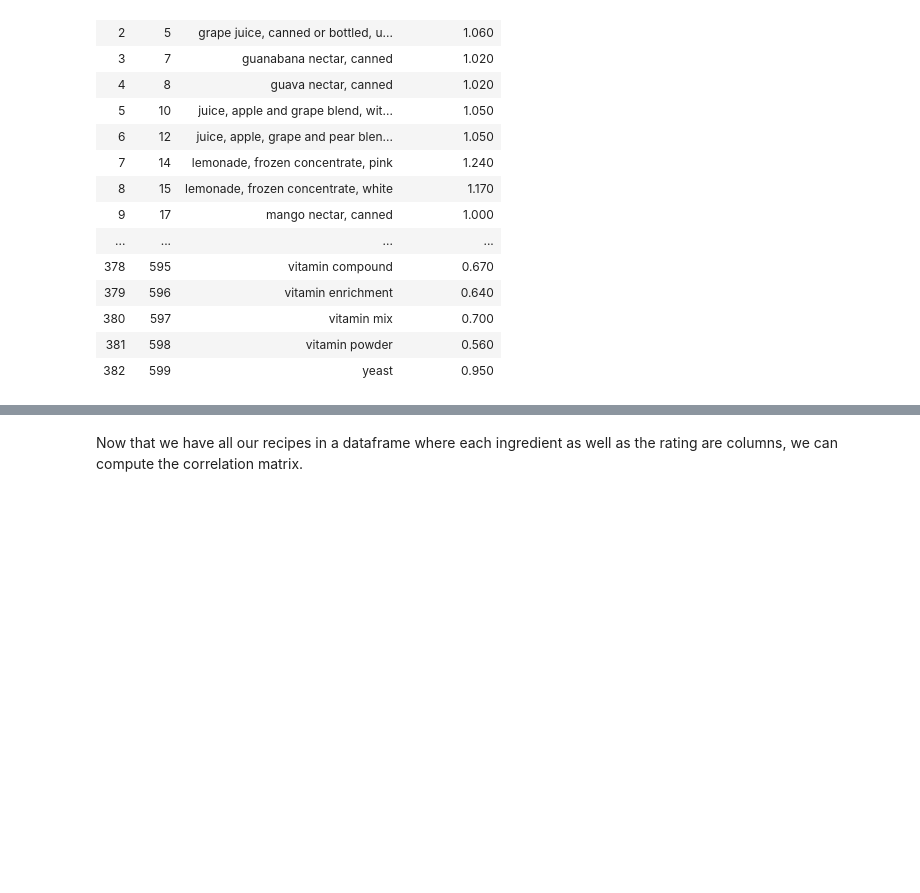
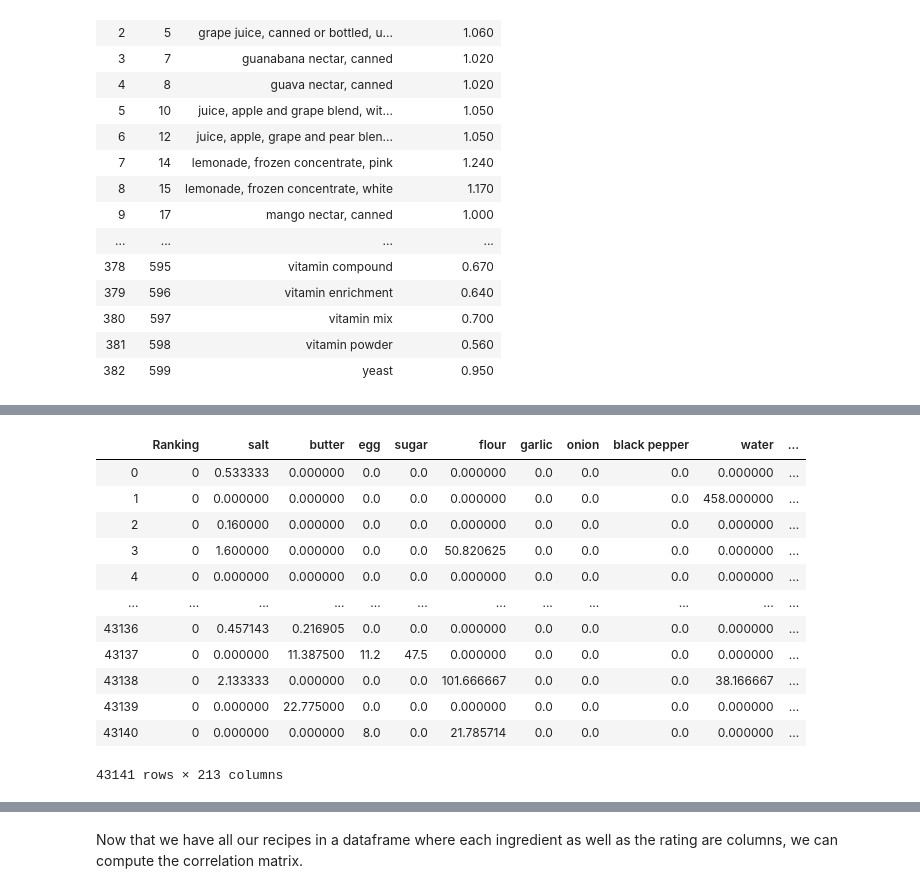
Before and after one commit to lautenba/ADA_pADAwan_Project, a Jupyter notebook: project.ipynb, the cells around one changed output, grey strips where cells are left out. Drawn from its saved outputs; the diff is of its cells as text; code cells hidden in the pictures; blank space fills up the shorter version.

Commit message:
quantity scrapped

```diff
--- a/project.ipynb
+++ b/project.ipynb
@@ -674,3 +715,19 @@ IndexError: list index out of range
+# %%
+Ranking_ingredients_quantity
+# %% [output]
+|  | Ranking | salt | butter | egg | sugar | flour | garlic | onion | black pepper | water | ... |
+| 0 | 0 | 0.533333 | 0.000000 | 0.0 | 0.0 | 0.000000 | 0.0 | 0.0 | 0.0 | 0.000000 | ... |
+| 1 | 0 | 0.000000 | 0.000000 | 0.0 | 0.0 | 0.000000 | 0.0 | 0.0 | 0.0 | 458.000000 | ... |
+| 2 | 0 | 0.160000 | 0.000000 | 0.0 | 0.0 | 0.000000 | 0.0 | 0.0 | 0.0 | 0.000000 | ... |
+| 3 | 0 | 1.600000 | 0.000000 | 0.0 | 0.0 | 50.820625 | 0.0 | 0.0 | 0.0 | 0.000000 | ... |
+| 4 | 0 | 0.000000 | 0.000000 | 0.0 | 0.0 | 0.000000 | 0.0 | 0.0 | 0.0 | 0.000000 | ... |
+| ... | ... | ... | ... | ... | ... | ... | ... | ... | ... | ... | ... |
+| 43136 | 0 | 0.457143 | 0.216905 | 0.0 | 0.0 | 0.000000 | 0.0 | 0.0 | 0.0 | 0.000000 | ... |
+| 43137 | 0 | 0.000000 | 11.387500 | 11.2 | 47.5 | 0.000000 | 0.0 | 0.0 | 0.0 | 0.000000 | ... |
+| 43138 | 0 | 2.133333 | 0.000000 | 0.0 | 0.0 | 101.666667 | 0.0 | 0.0 | 0.0 | 38.166667 | ... |
+| 43139 | 0 | 0.000000 | 22.775000 | 0.0 | 0.0 | 0.000000 | 0.0 | 0.0 | 0.0 | 0.000000 | ... |
+| 43140 | 0 | 0.000000 | 0.000000 | 8.0 | 0.0 | 21.785714 | 0.0 | 0.0 | 0.0 | 0.000000 | ... |
+43141 rows × 213 columns
 # %%
 nbVariables = len(AcceptedList_Ingredients) + 1
 nbDataPoints = recipe_data.shape[0]
```
Also changed, not shown: parts of 9 cells of this notebook.
